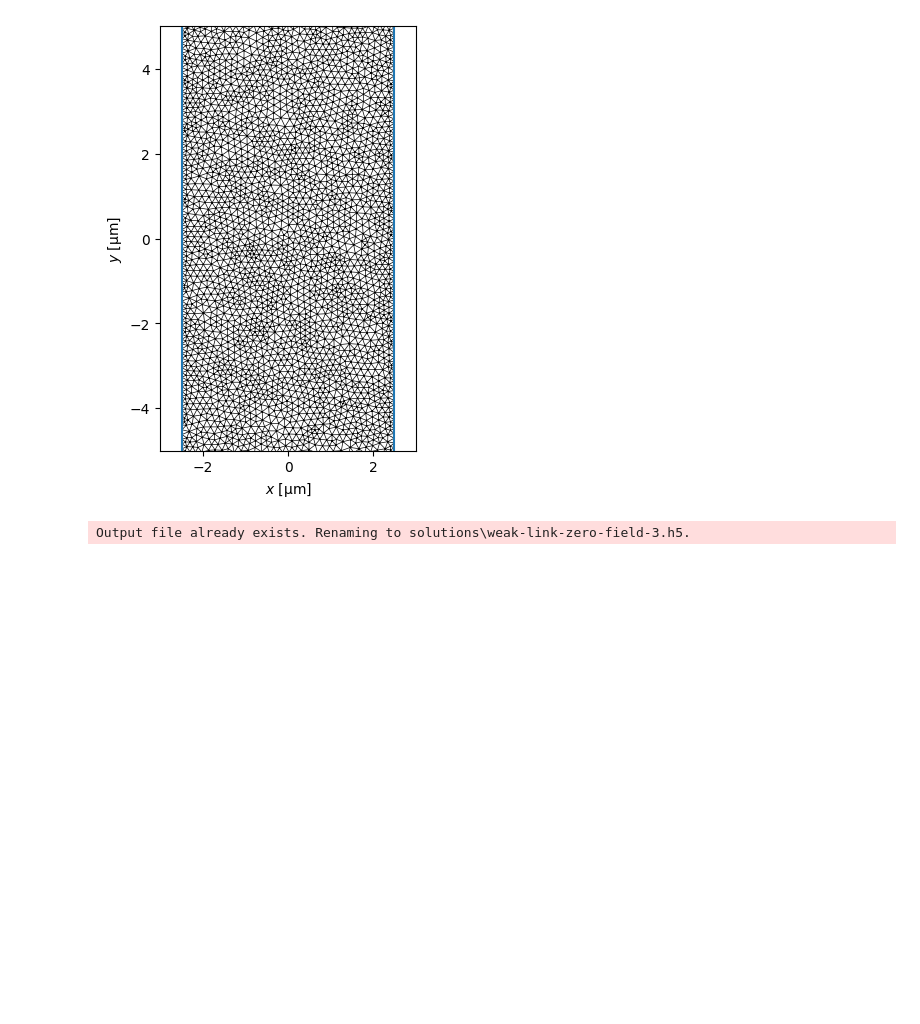
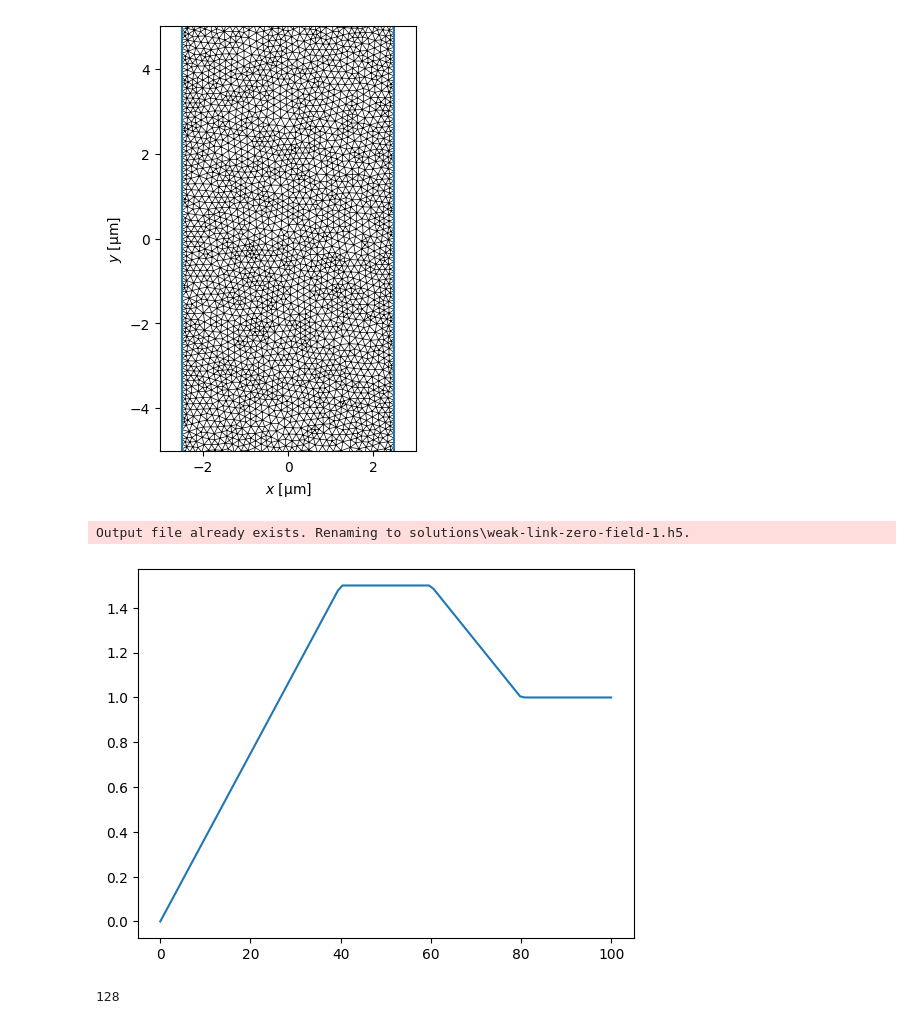
Before and after one commit to SyrusNi/py-tdgl, a Jupyter notebook: trial.ipynb, the cells around one changed output. Drawn from its saved outputs; the diff is of its cells as text; code cells hidden in the pictures; blank space fills up the shorter version.

```diff
--- a/trial.ipynb
+++ b/trial.ipynb
@@ -100,8 +100,8 @@ Mesh Statistics
 #设置求解参数和外场并求解
 options = tdgl.SolverOptions(
     # Allow some time to equilibrate before saving data.
-    skip_time=10, #先热化后模拟
-    solve_time=10,
+    #skip_time=100, #先热化后模拟
+    solve_time=100,
     output_file=os.path.join('solutions', "weak-link-zero-field.h5"),
     #output_file=None,
     field_units = "mT",
@@ -112,7 +112,7 @@ options = tdgl.SolverOptions(
 # varying uniform field according to time_factor
 from tdgl.sources import VaryingField
 
-def scaling(t, tmin=0, t_up=40, t_down=60, tmax=80, initial=0.0, middle=2.0, final=1.0):
+def scaling(t, tmin=0, t_up=40, t_down=60, tmax=80, initial=0.0, middle=1.5, final=1.0):
     if t < tmin:
         return initial
     elif tmin <= t < t_up:
@@ -123,6 +123,12 @@ def scaling(t, tmin=0, t_up=40, t_down=60, tmax=80, initial=0.0, middle=2.0, fin
         return middle + (final - middle) * (t - t_down) / (tmax - t_down)
     return final
 
+def my_scaling(t, setpoints):
+    for time, field in setpoints:
+        pass
+    pass
+
+
 applied_vector_potential = (
     VaryingField(0.4, time_factor=scaling, field_units=options.field_units, length_units=device.length_units)
 )
@@ -133,4 +139,22 @@ zero_current_solution = tdgl.solve(
     applied_vector_potential=applied_vector_potential,
 )
 # %% [output]
-Output file already exists. Renaming to solutions\weak-link-zero-field-3.h5.
+Output file already exists. Renaming to solutions\weak-link-zero-field-1.h5.
+# %%
+def plot_externel_field(func=lambda t: 1.0, time_range=np.linspace(0,100,100)):
+    F = np.zeros_like(time_range)
+    for i in range(len(time_range)):
+        dt = time_range[i]
+        F[i] = func(dt)
+    plt.plot(time_range, F)
+
+plot_externel_field(scaling)
+# %% [output]
+[figure, added]
+# %%
+time = 60
+step = zero_current_solution.closest_solve_step(time)
+zero_current_solution.load_tdgl_data(step)
+step
+# %% [output]
+128
```
Also changed, not shown: parts of 5 cells of this notebook, 1 other file.
